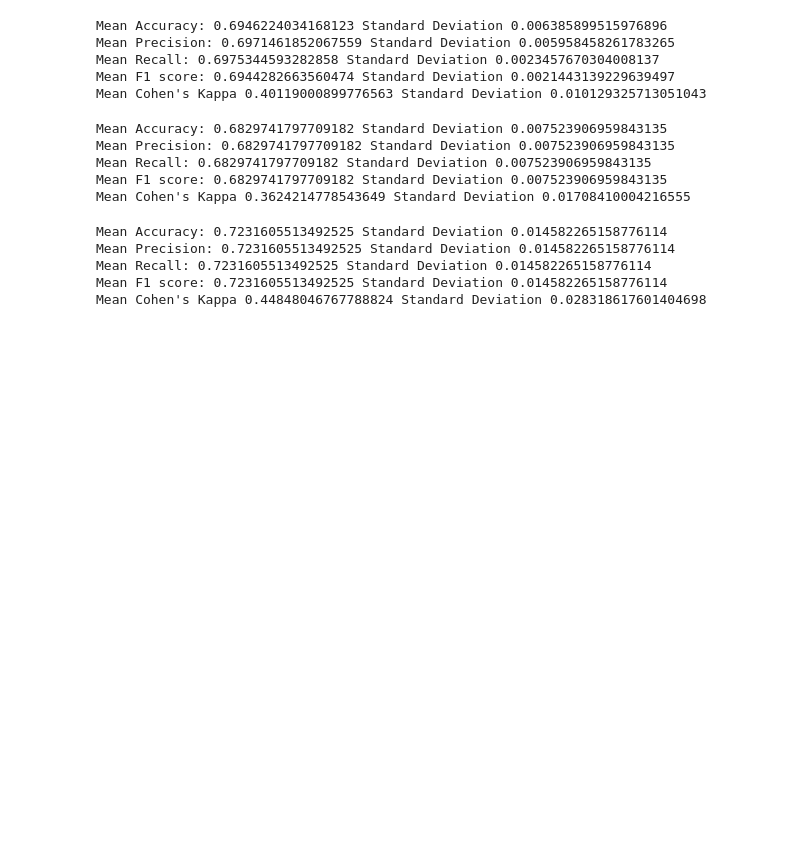
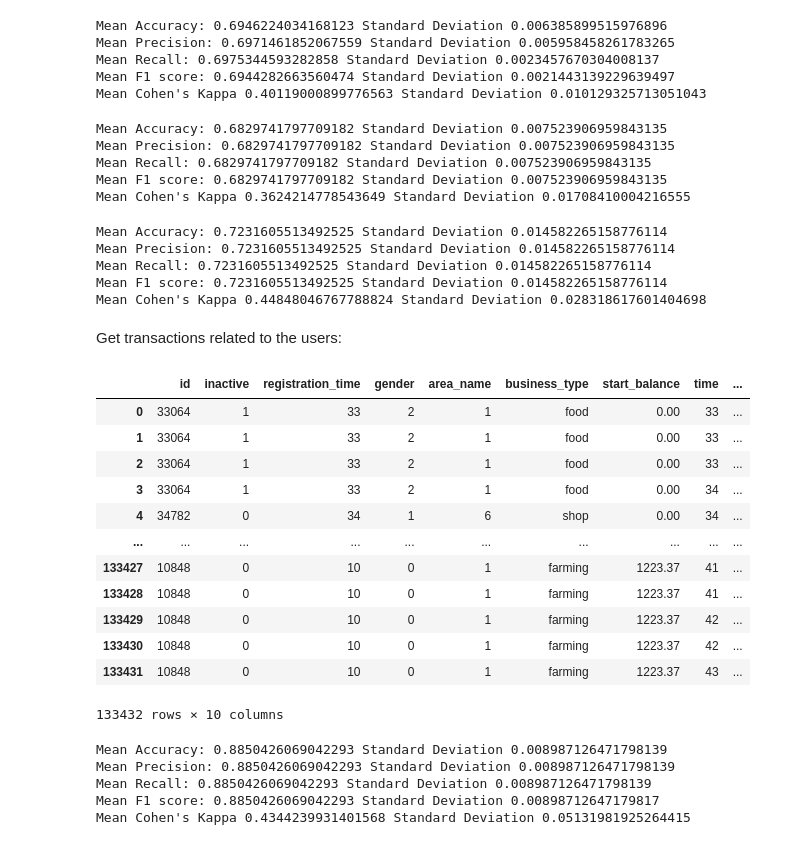
Before and after one commit to beratcabuk/sdshackathon2022, a Jupyter notebook: sdshackathon.ipynb, the cells around one changed output. Drawn from its saved outputs; the diff is of its cells as text; code cells hidden in the pictures; blank space fills up the shorter version.

Commit message:
added user_transaction
user transaction data as alternative, quick and messy

```diff
--- a/sdshackathon.ipynb
+++ b/sdshackathon.ipynb
@@ -55,7 +55,7 @@ def model_evaluation_cv(estimator, X , y, cv=3):
 # %%
 sarafu_testset = pd.read_csv(os.path.join("sdsh2022_sarafu_testset.csv"))
 sarafu_trainset = pd.read_csv(os.path.join("sdsh2022_sarafu_trainset.csv"))
-sarafu_transactions = pd.read_csv(os.path.join("sdsh2022_sarafu_transactions.csv"))
+sarafu_transactions = pd.read_csv(os.path.join("sdsh2022_sarafu_transactions copy.csv"))
 sarafu_users = pd.read_csv(os.path.join("sdsh2022_sarafu_users.csv"))
 # %%
 sarafu_users["gender"].value_counts()
@@ -215,0 +218,8 @@ testset
+# %%
+transactions_week = [
+    pd.Timestamp(sarafu_transactions["time"][i]).week for i in
+    range(len(sarafu_transactions))
+    ]
+
+sarafu_transactions["time"] = transactions_week
+sarafu_transactions
@@ -323,3 +347,23 @@ Mean Precision: 0.7231605513492525 Standard Deviation 0.014582265158776114
 Mean Recall: 0.7231605513492525 Standard Deviation 0.014582265158776114
 Mean F1 score: 0.7231605513492525 Standard Deviation 0.014582265158776114
 Mean Cohen's Kappa 0.44848046767788824 Standard Deviation 0.028318617601404698
+# %% [markdown]
+Get transactions related to the users:
+# %%
+t = trainset.drop(columns=["account_type", "area_type"])
+user_transactions = pd.merge(t, sarafu_transactions, how="inner", on="id")
+user_transactions
+# %% [output]
+|  | id | inactive | registration_time | gender | area_name | business_type | start_balance | time | ... |
+| 0 | 33064 | 1 | 33 | 2 | 1 | food | 0.00 | 33 | ... |
+| 1 | 33064 | 1 | 33 | 2 | 1 | food | 0.00 | 33 | ... |
+| 2 | 33064 | 1 | 33 | 2 | 1 | food | 0.00 | 33 | ... |
+| 3 | 33064 | 1 | 33 | 2 | 1 | food | 0.00 | 34 | ... |
+| 4 | 34782 | 0 | 34 | 1 | 6 | shop | 0.00 | 34 | ... |
+| ... | ... | ... | ... | ... | ... | ... | ... | ... | ... |
+| 133427 | 10848 | 0 | 10 | 0 | 1 | farming | 1223.37 | 41 | ... |
+| 133428 | 10848 | 0 | 10 | 0 | 1 | farming | 1223.37 | 41 | ... |
+| 133429 | 10848 | 0 | 10 | 0 | 1 | farming | 1223.37 | 42 | ... |
+| 133430 | 10848 | 0 | 10 | 0 | 1 | farming | 1223.37 | 42 | ... |
+| 133431 | 10848 | 0 | 10 | 0 | 1 | farming | 1223.37 | 43 | ... |
+133432 rows × 10 columns
@@ -325,0 +378,10 @@ Mean Cohen's Kappa 0.44848046767788824 Standard Deviation 0.028318617601404698
+# %%
+gb = GradientBoostingClassifier()
+
+model_evaluation_cv(gb, X2, Y2)
+# %% [output]
+Mean Accuracy: 0.8850426069042293 Standard Deviation 0.008987126471798139
+Mean Precision: 0.8850426069042293 Standard Deviation 0.008987126471798139
+Mean Recall: 0.8850426069042293 Standard Deviation 0.008987126471798139
+Mean F1 score: 0.8850426069042293 Standard Deviation 0.00898712647179817
+Mean Cohen's Kappa 0.4344239931401568 Standard Deviation 0.05131981925264415
```
Also changed, not shown: parts of 3 cells of this notebook, 1 other file.
